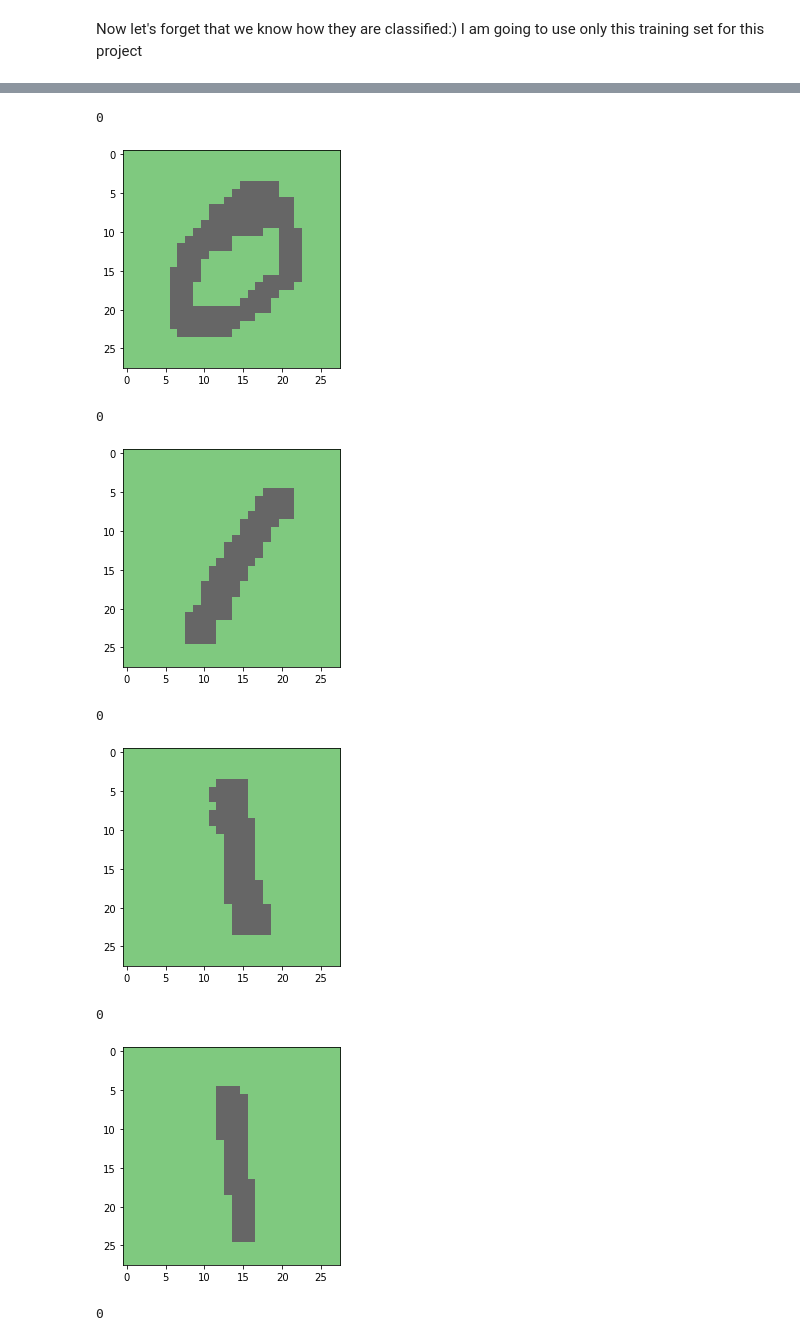
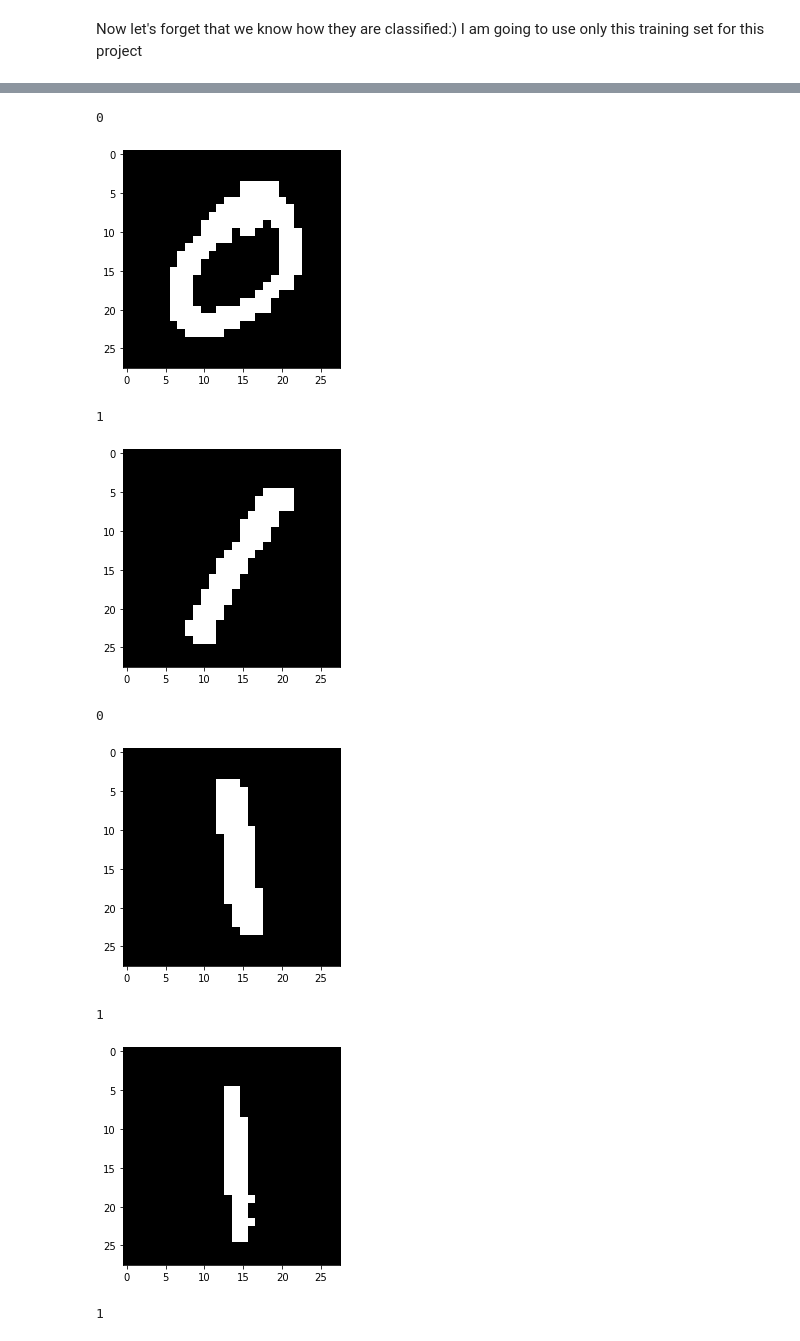
Before and after one commit to manyasha-n-m/rokz, a Jupyter notebook: rokz_labs/lab1/lab1.ipynb, the cells around one changed output, grey strips where cells are left out. Drawn from its saved outputs; the diff is of its cells as text; code cells hidden in the pictures.

```diff
--- a/rokz_labs/lab1/lab1.ipynb
+++ b/rokz_labs/lab1/lab1.ipynb
@@ -42,2 +33,9 @@ for i in range(9):
 # %%
-X_new = np.where(X!=0, 1, X) #
+X_new = np.where(X<50, 0, X)
+X_new = np.where(X_new>0, 1, X_new)
+# %%
+plt.figure()
+for i in range(9):
+    plt.subplot(330 + 1 + i)
+    plt.imshow(X_new[i], cmap=plt.get_cmap('gray'))
+plt.show()
@@ -116,16 +116,16 @@ for pij in E2.pij:
 # %%
 plt.figure()
-for i, k in enumerate(E2.pkx[:40]):
+for i, k in enumerate(E2.pkx[:20]):
     print(classes[i])
-    plt.imshow(Y[i], cmap=plt.get_cmap('Accent'))
+    plt.imshow(X_new[i], cmap=plt.get_cmap('gray'))
     plt.show()
 # %% [output]
 0
-[figure, old version]
+[figure, new version]
-0
+1
-[figure, old version]
+[figure, new version]
 0
-[figure, old version]
+[figure, new version]
-0
+1
-[figure, old version]
+[figure, new version]
-0
+1
```
Also changed, not shown: parts of 8 cells of this notebook.
